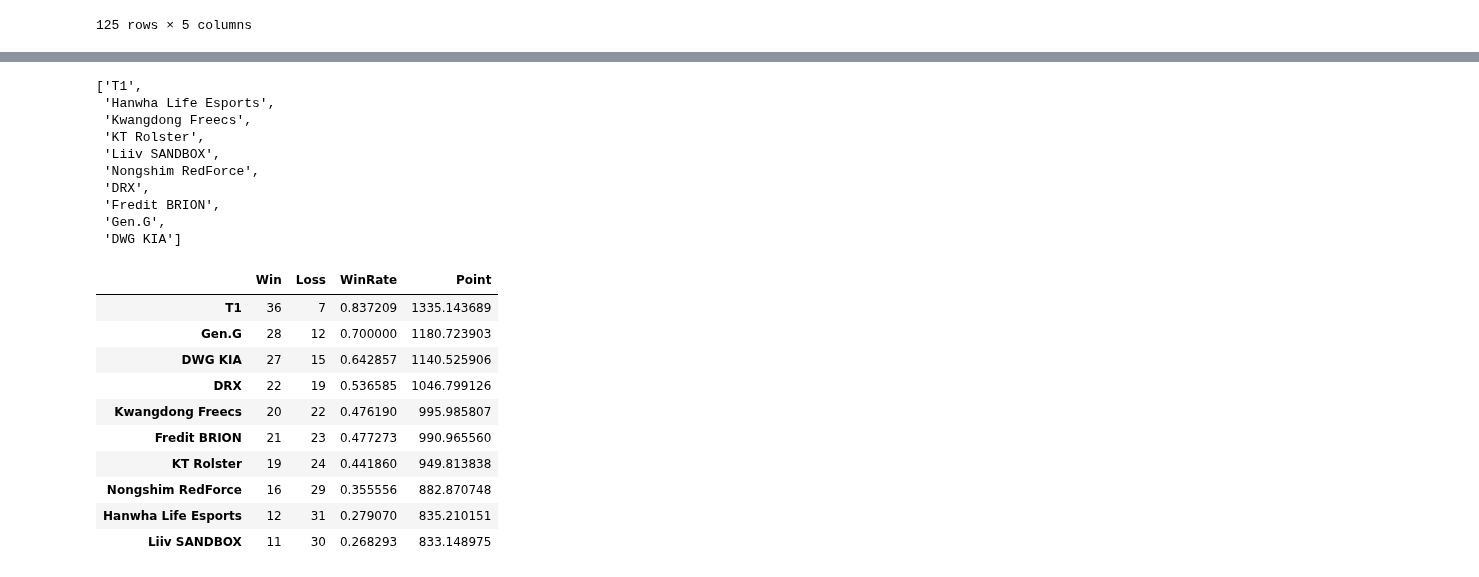
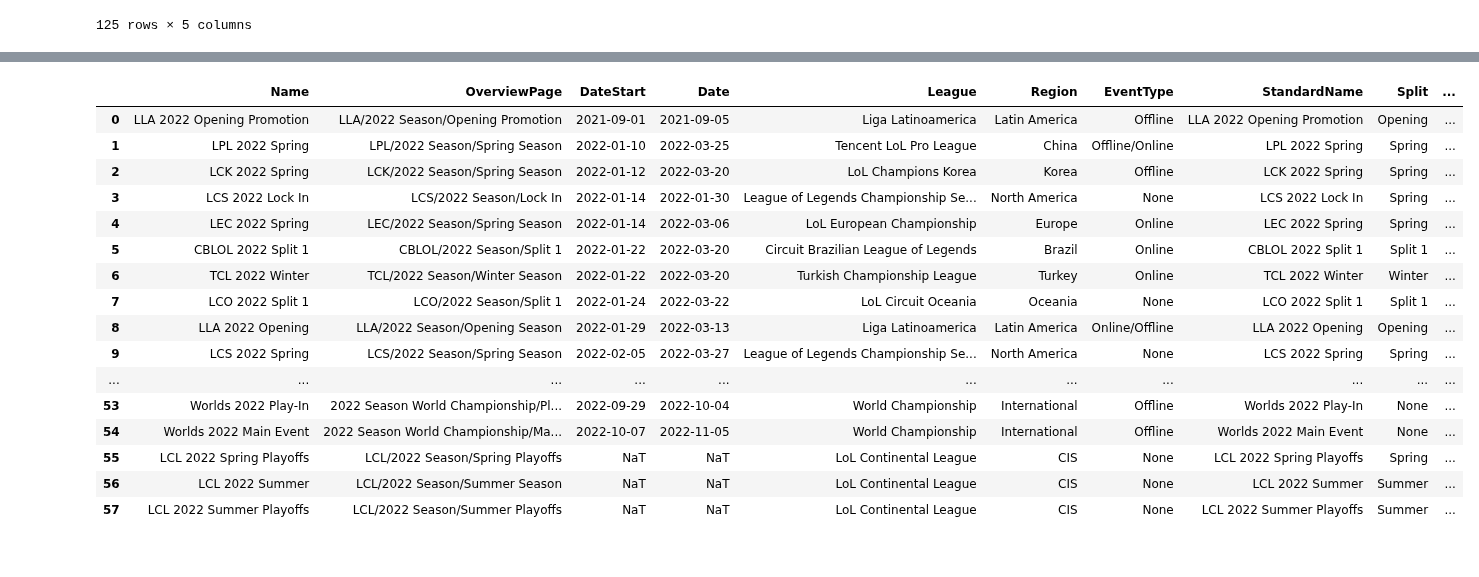
Before and after one commit to posky/LoL-Esports, a Jupyter notebook: elo_rating.ipynb, the cells around one changed output, grey strips where cells are left out. Saved outputs shown, nothing was run; the diff lists cells and outputs as text; code cells hidden in the pictures.

Commit message:
lolesports elo rating

```diff
--- a/elo_rating.ipynb
+++ b/elo_rating.ipynb
@@ -99,15 +108,0 @@ scoreboard_games
-# %%
-team_names = scoreboard_games[['Team1', 'Team2']].apply(pd.unique)
-team_names = list(set(list(team_names['Team1']) + list(team_names['Team2'])))
-team_names
-# %% [output]
-['T1',
- 'Hanwha Life Esports',
- 'Kwangdong Freecs',
- 'KT Rolster',
- 'Liiv SANDBOX',
- 'Nongshim RedForce',
- 'DRX',
- 'Fredit BRION',
- 'Gen.G',
- 'DWG KIA']
@@ -123,19 +109,31 @@ for row in scoreboard_games.itertuples():
-# %%
-elo_ratings = pd.DataFrame(
-    data=map(lambda x: x.to_dict(), teams.values()),
-    index=teams.keys()
-)
-elo_ratings = elo_ratings.sort_values(by='Point', ascending=False)
-elo_ratings
-# %% [output]
-|  | Win | Loss | WinRate | Point |
-| T1 | 36 | 7 | 0.837209 | 1335.143689 |
-| Gen.G | 28 | 12 | 0.700000 | 1180.723903 |
-| DWG KIA | 27 | 15 | 0.642857 | 1140.525906 |
-| DRX | 22 | 19 | 0.536585 | 1046.799126 |
-| Kwangdong Freecs | 20 | 22 | 0.476190 | 995.985807 |
-| Fredit BRION | 21 | 23 | 0.477273 | 990.965560 |
-| KT Rolster | 19 | 24 | 0.441860 | 949.813838 |
-| Nongshim RedForce | 16 | 29 | 0.355556 | 882.870748 |
-| Hanwha Life Esports | 12 | 31 | 0.279070 | 835.210151 |
-| Liiv SANDBOX | 11 | 30 | 0.268293 | 833.148975 |
+# %%
+target_leagues = [
+    'LCK', 'LPL', 'LEC', 'LCS', 'MSI', 'WCS',
+    'PCS', 'VCS', 'LJL', 'CBLOL', 'LLA', 'LCO', 'TCL', 'LCL',
+]
+# %%
+tournaments = pd.DataFrame()
+for league in target_leagues:
+# for league in ['LCL']:
+    t = get_tournaments(f'L.League_Short="{league}" and T.Year in (2022)')
+    tournaments = pd.concat([tournaments, t])
+tournaments = tournaments.sort_values(by=['Year', 'DateStart', 'Date']).reset_index(drop=True)
+tournaments
+# %% [output]
+|  | Name | OverviewPage | DateStart | Date | League | Region | EventType | StandardName | Split | ... |
+| 0 | LLA 2022 Opening Promotion | LLA/2022 Season/Opening Promotion | 2021-09-01 | 2021-09-05 | Liga Latinoamerica | Latin America | Offline | LLA 2022 Opening Promotion | Opening | ... |
+| 1 | LPL 2022 Spring | LPL/2022 Season/Spring Season | 2022-01-10 | 2022-03-25 | Tencent LoL Pro League | China | Offline/Online | LPL 2022 Spring | Spring | ... |
+| 2 | LCK 2022 Spring | LCK/2022 Season/Spring Season | 2022-01-12 | 2022-03-20 | LoL Champions Korea | Korea | Offline | LCK 2022 Spring | Spring | ... |
+| 3 | LCS 2022 Lock In | LCS/2022 Season/Lock In | 2022-01-14 | 2022-01-30 | League of Legends Championship Se... | North America | None | LCS 2022 Lock In | Spring | ... |
+| 4 | LEC 2022 Spring | LEC/2022 Season/Spring Season | 2022-01-14 | 2022-03-06 | LoL European Championship | Europe | Online | LEC 2022 Spring | Spring | ... |
+| 5 | CBLOL 2022 Split 1 | CBLOL/2022 Season/Split 1 | 2022-01-22 | 2022-03-20 | Circuit Brazilian League of Legends | Brazil | Online | CBLOL 2022 Split 1 | Split 1 | ... |
+| 6 | TCL 2022 Winter | TCL/2022 Season/Winter Season | 2022-01-22 | 2022-03-20 | Turkish Championship League | Turkey | Online | TCL 2022 Winter | Winter | ... |
+| 7 | LCO 2022 Split 1 | LCO/2022 Season/Split 1 | 2022-01-24 | 2022-03-22 | LoL Circuit Oceania | Oceania | None | LCO 2022 Split 1 | Split 1 | ... |
+| 8 | LLA 2022 Opening | LLA/2022 Season/Opening Season | 2022-01-29 | 2022-03-13 | Liga Latinoamerica | Latin America | Online/Offline | LLA 2022 Opening | Opening | ... |
+| 9 | LCS 2022 Spring | LCS/2022 Season/Spring Season | 2022-02-05 | 2022-03-27 | League of Legends Championship Se... | North America | None | LCS 2022 Spring | Spring | ... |
+| ... | ... | ... | ... | ... | ... | ... | ... | ... | ... | ... |
+| 53 | Worlds 2022 Play-In | 2022 Season World Championship/Pl... | 2022-09-29 | 2022-10-04 | World Championship | International | Offline | Worlds 2022 Play-In | None | ... |
+| 54 | Worlds 2022 Main Event | 2022 Season World Championship/Ma... | 2022-10-07 | 2022-11-05 | World Championship | International | Offline | Worlds 2022 Main Event | None | ... |
+| 55 | LCL 2022 Spring Playoffs | LCL/2022 Season/Spring Playoffs | NaT | NaT | LoL Continental League | CIS | None | LCL 2022 Spring Playoffs | Spring | ... |
+| 56 | LCL 2022 Summer | LCL/2022 Season/Summer Season | NaT | NaT | LoL Continental League | CIS | None | LCL 2022 Summer | Summer | ... |
+| 57 | LCL 2022 Summer Playoffs | LCL/2022 Season/Summer Playoffs | NaT | NaT | LoL Continental League | CIS | None | LCL 2022 Summer Playoffs | Summer | ... |
```
Also changed, not shown: parts of 10 cells of this notebook, 1 other file.
